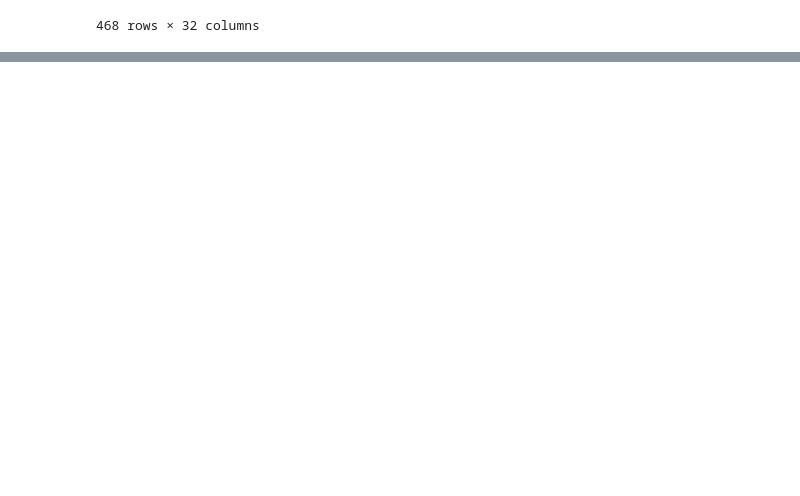
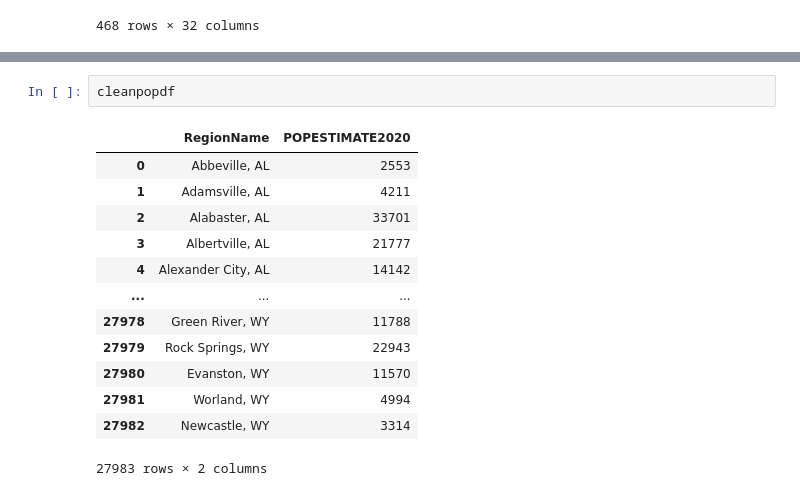
Before and after one commit to namatagb/project-04-house-hunters, a Jupyter notebook: HomeVal&DaysonMark/codetocreatedaysonmarket.ipynb, the cells around one changed output, grey strips where cells are left out. Cells and saved outputs as stored; diff of their text form; blank space fills up the shorter version.

```diff
--- a/HomeVal&DaysonMark/codetocreatedaysonmarket.ipynb
+++ b/HomeVal&DaysonMark/codetocreatedaysonmarket.ipynb
@@ -181,3 +184,19 @@ mergedaysandvalue
 | 380 | 394315 | 758 | Alexandria, MN | Msa | MN | 237179.0 | 237022.0 | 236797.0 | ... |
 | 381 | 753871 | 837 | Breckenridge, CO | Msa | CO | 954055.0 | 954823.0 | 954066.0 | ... |
 382 rows × 63 columns
+# %%
+cleanpopdf
+# %% [output]
+|  | RegionName | POPESTIMATE2020 |
+| 0 | Abbeville, AL | 2553 |
+| 1 | Adamsville, AL | 4211 |
+| 2 | Alabaster, AL | 33701 |
+| 3 | Albertville, AL | 21777 |
+| 4 | Alexander City, AL | 14142 |
+| ... | ... | ... |
+| 27978 | Green River, WY | 11788 |
+| 27979 | Rock Springs, WY | 22943 |
+| 27980 | Evanston, WY | 11570 |
+| 27981 | Worland, WY | 4994 |
+| 27982 | Newcastle, WY | 3314 |
+27983 rows × 2 columns
```
Also changed, not shown: parts of 16 cells of this notebook, 1 other file.
